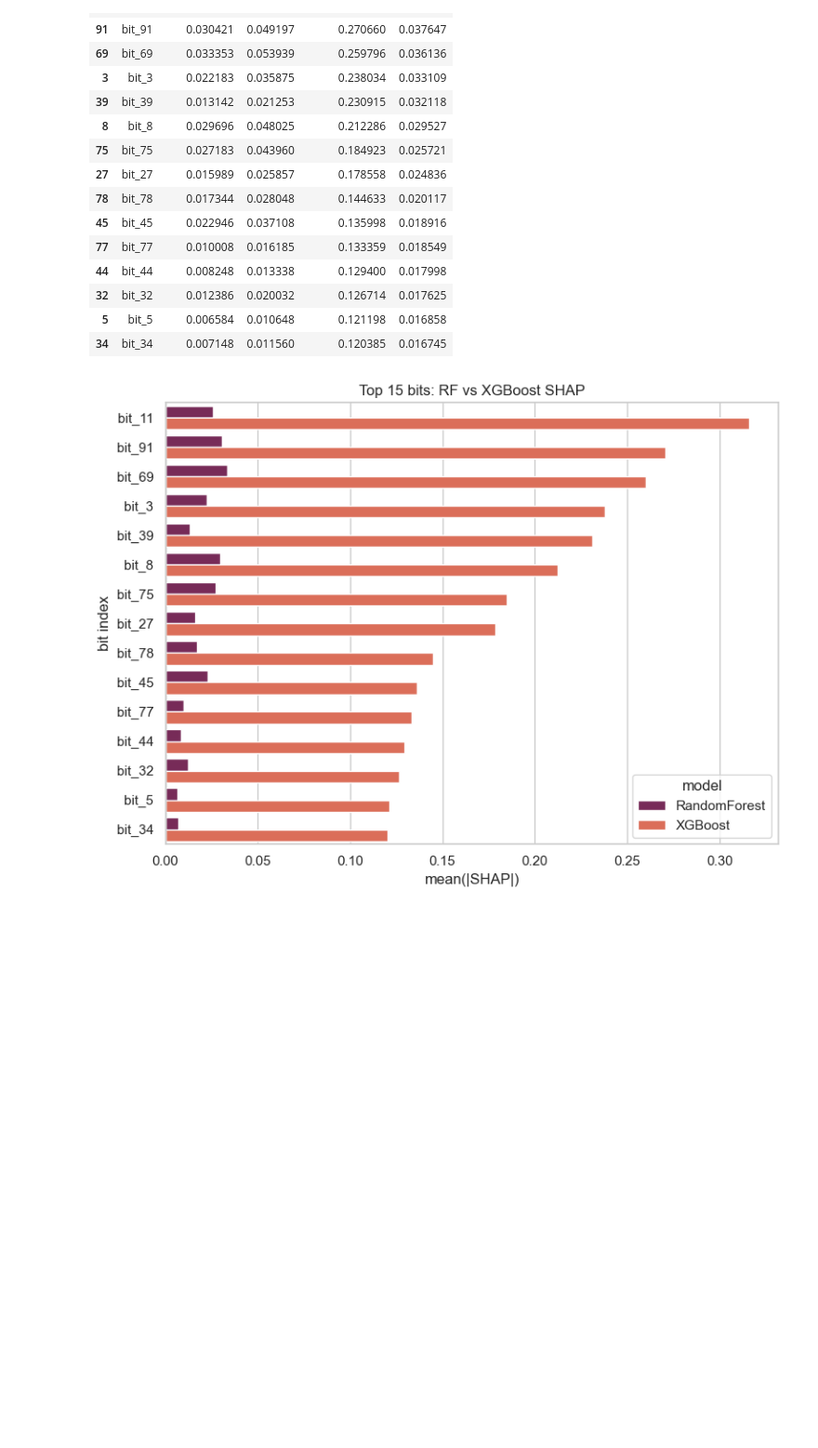
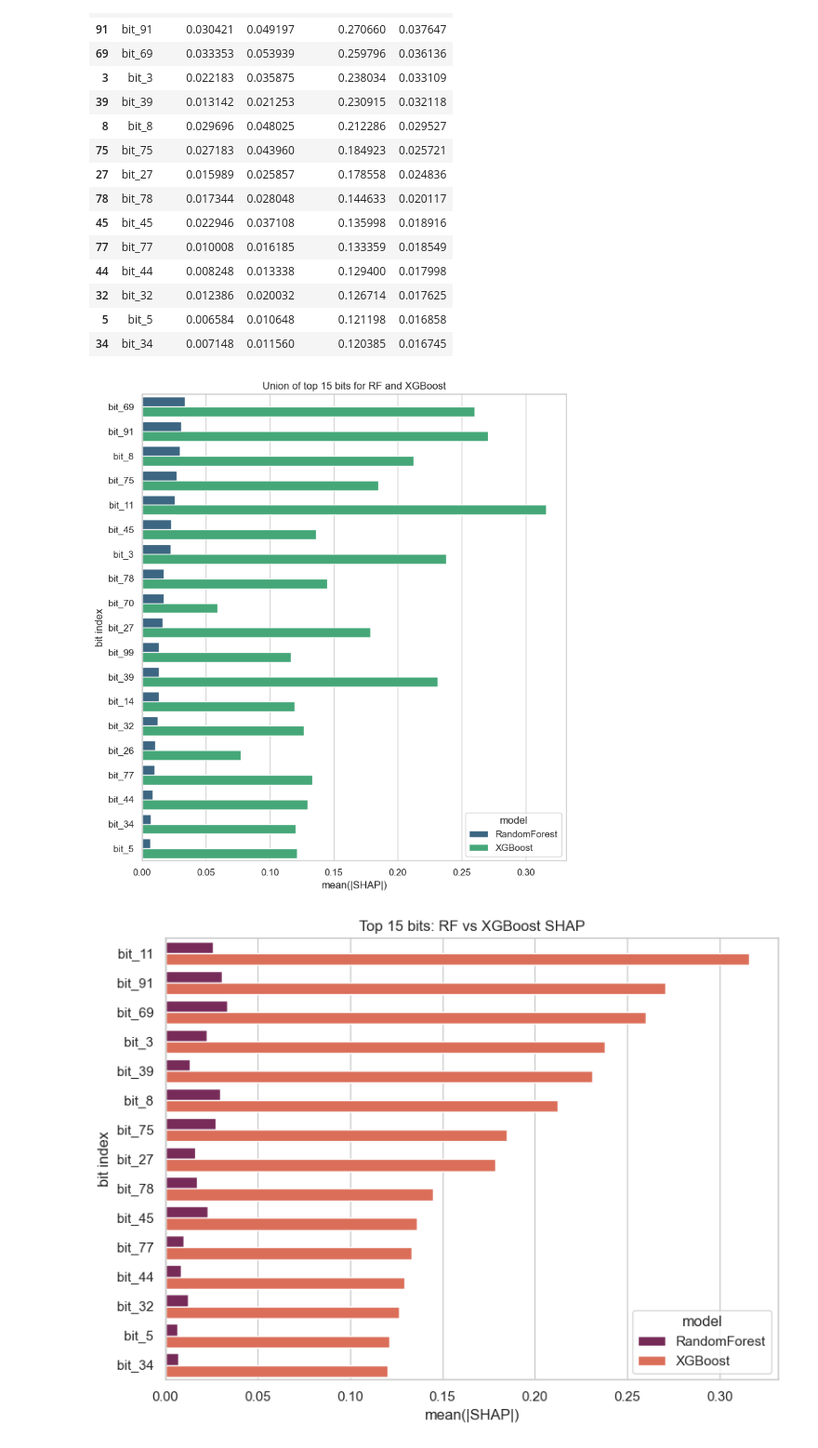
Before and after one commit to lopataa/qspr-qsar-explainability, a Jupyter notebook: qspr/shap_rf_vs_xgboost.ipynb, the cells around one changed output. Shown at 93% size. Drawn from its saved outputs; the diff is of its cells as text; code cells hidden in the pictures; blank space fills up the shorter version.

```diff
--- a/qspr/shap_rf_vs_xgboost.ipynb
+++ b/qspr/shap_rf_vs_xgboost.ipynb
@@ -184,6 +186,30 @@ top_bits[['bit', 'rf_mean_abs', 'rf_rel', 'xgb_mean_abs', 'xgb_rel']]
 | 32 | bit_32 | 0.012386 | 0.020032 | 0.126714 | 0.017625 |
 | 5 | bit_5 | 0.006584 | 0.010648 | 0.121198 | 0.016858 |
 | 34 | bit_34 | 0.007148 | 0.011560 | 0.120385 | 0.016745 |
+# %%
+# Compare top 15 bits per model (union of RF and XGB top lists)
+top15_rf = importance_df.nlargest(15, 'rf_mean_abs')[['bit', 'rf_mean_abs']]
+top15_xgb = importance_df.nlargest(15, 'xgb_mean_abs')[['bit', 'xgb_mean_abs']]
+union_bits = pd.Index(top15_rf['bit']).union(top15_xgb['bit'])
+
+compare_df = importance_df[importance_df['bit'].isin(union_bits)].copy()
+compare_df = compare_df.sort_values(['rf_mean_abs', 'xgb_mean_abs'], ascending=False)
+
+melted = compare_df.melt(id_vars='bit', value_vars=['rf_mean_abs', 'xgb_mean_abs'],
+                         var_name='model', value_name='mean_abs_shap')
+model_labels = {'rf_mean_abs': 'RandomForest', 'xgb_mean_abs': 'XGBoost'}
+melted['model'] = melted['model'].map(model_labels)
+
+plt.figure(figsize=(8, max(6, 0.4 * len(union_bits) + 1)))
+sns.barplot(data=melted, x='mean_abs_shap', y='bit', hue='model', palette='viridis')
+plt.xlabel('mean(|SHAP|)')
+plt.ylabel('bit index')
+plt.title('Union of top 15 bits for RF and XGBoost')
+plt.legend(title='model')
+plt.tight_layout()
+plt.show()
+# %% [output]
+[figure, added]
 # %%
 # Side-by-side mean(|SHAP|) for the most important bits
 plot_df = top_bits.melt(id_vars='bit', value_vars=['rf_mean_abs', 'xgb_mean_abs'],
```
Also changed, not shown: parts of 5 cells of this notebook.
